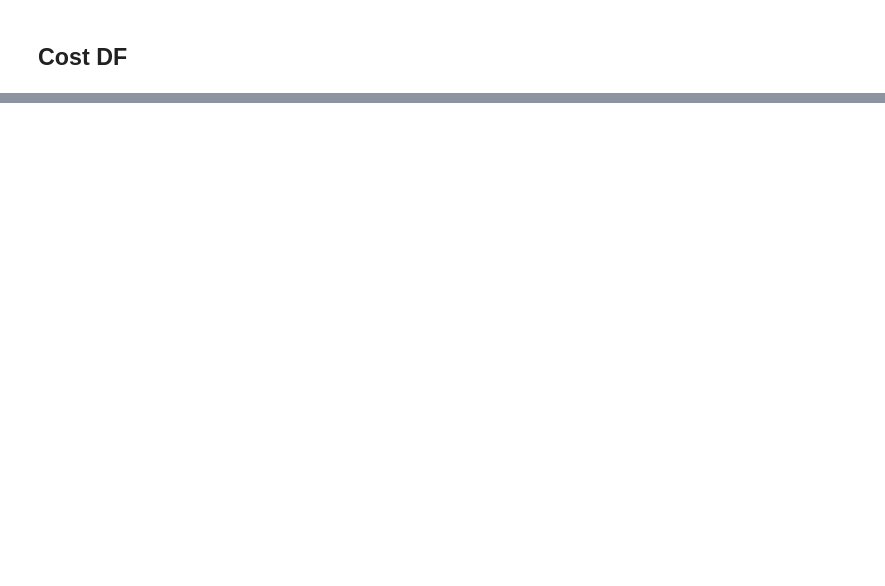
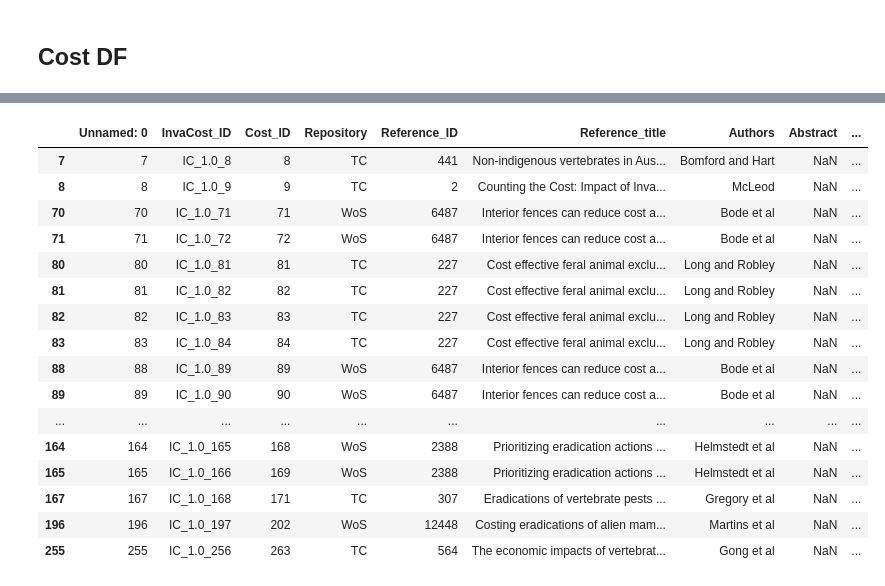
Before and after one commit to liza-drini/ceu-ds-project-C-2026, a Jupyter notebook: src/aiana_cost.ipynb, the cells around one changed output, grey strips where cells are left out. Cells and saved outputs as stored; diff of their text form; code cells hidden in the pictures; blank space fills up the shorter version.

```diff
--- a/src/aiana_cost.ipynb
+++ b/src/aiana_cost.ipynb
@@ -15,0 +39,23 @@ eco_df.head()
+# %%
+## Dataset now only has values from Australia
+eco_df = eco_df[eco_df['Official_country'] == 'Australia']
+# %%
+eco_df[eco_df['Common_name'].str.contains('cat', case=False, na=False)].head(20)
+# %% [output]
+|  | Unnamed: 0 | InvaCost_ID | Cost_ID | Repository | Reference_ID | Reference_title | Authors | Abstract | ... |
+| 7 | 7 | IC_1.0_8 | 8 | TC | 441 | Non-indigenous vertebrates in Aus... | Bomford and Hart | NaN | ... |
+| 8 | 8 | IC_1.0_9 | 9 | TC | 2 | Counting the Cost: Impact of Inva... | McLeod | NaN | ... |
+| 70 | 70 | IC_1.0_71 | 71 | WoS | 6487 | Interior fences can reduce cost a... | Bode et al | NaN | ... |
+| 71 | 71 | IC_1.0_72 | 72 | WoS | 6487 | Interior fences can reduce cost a... | Bode et al | NaN | ... |
+| 80 | 80 | IC_1.0_81 | 81 | TC | 227 | Cost effective feral animal exclu... | Long and Robley | NaN | ... |
+| 81 | 81 | IC_1.0_82 | 82 | TC | 227 | Cost effective feral animal exclu... | Long and Robley | NaN | ... |
+| 82 | 82 | IC_1.0_83 | 83 | TC | 227 | Cost effective feral animal exclu... | Long and Robley | NaN | ... |
+| 83 | 83 | IC_1.0_84 | 84 | TC | 227 | Cost effective feral animal exclu... | Long and Robley | NaN | ... |
+| 88 | 88 | IC_1.0_89 | 89 | WoS | 6487 | Interior fences can reduce cost a... | Bode et al | NaN | ... |
+| 89 | 89 | IC_1.0_90 | 90 | WoS | 6487 | Interior fences can reduce cost a... | Bode et al | NaN | ... |
+| ... | ... | ... | ... | ... | ... | ... | ... | ... | ... |
+| 164 | 164 | IC_1.0_165 | 168 | WoS | 2388 | Prioritizing eradication actions ... | Helmstedt et al | NaN | ... |
+| 165 | 165 | IC_1.0_166 | 169 | WoS | 2388 | Prioritizing eradication actions ... | Helmstedt et al | NaN | ... |
+| 167 | 167 | IC_1.0_168 | 171 | TC | 307 | Eradications of vertebrate pests ... | Gregory et al | NaN | ... |
+| 196 | 196 | IC_1.0_197 | 202 | WoS | 12448 | Costing eradications of alien mam... | Martins et al | NaN | ... |
+| 255 | 255 | IC_1.0_256 | 263 | TC | 564 | The economic impacts of vertebrat... | Gong et al | NaN | ... |
```
Also changed, not shown: parts of 24 cells of this notebook.
